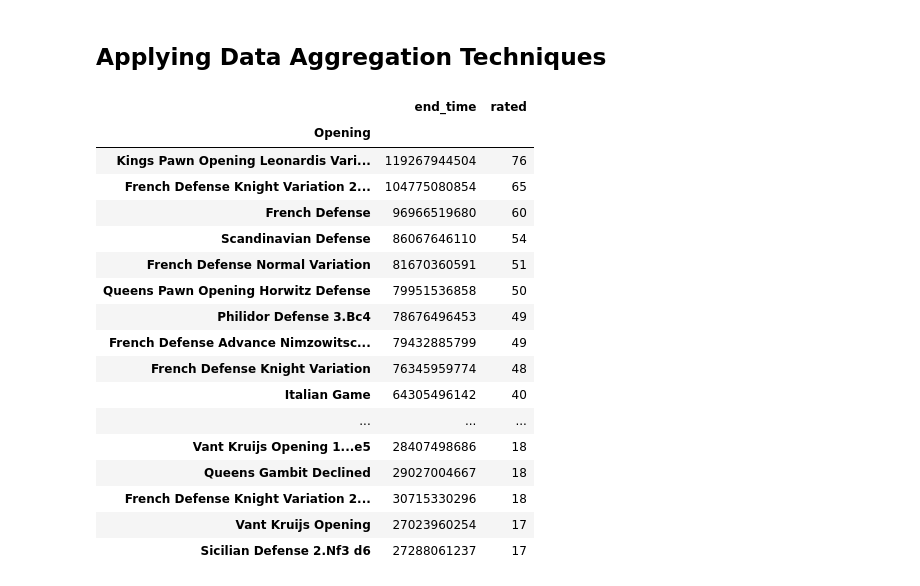
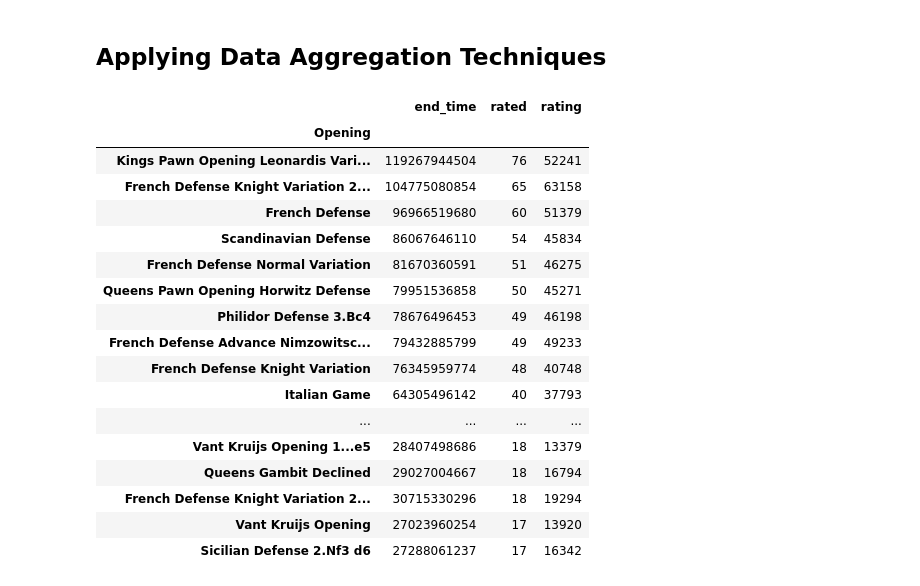
Before and after one commit to Filpill/chess_analysis, a Jupyter notebook: chess_analysis.ipynb, the cells around one changed output. Saved outputs shown, nothing was run; the diff lists cells and outputs as text; code cells hidden in the pictures.

```diff
--- a/chess_analysis.ipynb
+++ b/chess_analysis.ipynb
@@ -167,9 +167,9 @@ for i in range(df_rating.shape[0]):
 # %% [markdown]
 ## Adding Metadata as New Columns in the DataFrame
 # %%
-df['Date'] = date_list
-df['Opening'] = opening_list
-df.head(5)
+df_rating['Date'] = date_list
+df_rating['Opening'] = opening_list
+df_rating.head(5)
 # %% [output]
 |  | url | pgn | time_control | end_time | rated | tcn | uuid | initial_setup | fen | ... |
 | 0 | https://www.chess.com/game/live/3... | [Event "Live Chess"]\n[Site "Ches... | 600 | 1556902183 | True | mC3Nbs5Qlt!TcMZJCKQKtB7RfH6Zdm86B... | fd899364-2d30-11e5-8000-000000010001 | rnbqkbnr/pppppppp/8/8/8/8/PPPPPPP... | 7r/pkp2pp1/8/3p3p/4r3/8/P1P1KPPP/... | ... |
@@ -181,16 +181,16 @@ df.head(5)
 ## Cleaning Dates and String Data
 # %%
 # Replacing the double quotes in string
-df['Date'] = df['Date'].str.replace('"','')
-df['Opening'] = df['Opening'].str.replace('"','')
+df_rating['Date'] = df_rating['Date'].str.replace('"','')
+df_rating['Opening'] = df_rating['Opening'].str.replace('"','')
 
 # Converting to Datetime Format
-df['Date'] = pd.to_datetime(df['Date'])
+df_rating['Date'] = pd.to_datetime(df_rating['Date'])
 
 # Removing https prefix from opening column
-df['Opening'] = df['Opening'].str.replace('https://www.chess.com/openings/','')
-df['Opening'] = df['Opening'].str.replace('-',' ')
-df.head(5)
+df_rating['Opening'] = df_rating['Opening'].str.replace('https://www.chess.com/openings/','')
+df_rating['Opening'] = df_rating['Opening'].str.replace('-',' ')
+df_rating.head(5)
 # %% [output]
 |  | url | pgn | time_control | end_time | rated | tcn | uuid | initial_setup | fen | ... |
 | 0 | https://www.chess.com/game/live/3... | [Event "Live Chess"]\n[Site "Ches... | 600 | 1556902183 | True | mC3Nbs5Qlt!TcMZJCKQKtB7RfH6Zdm86B... | fd899364-2d30-11e5-8000-000000010001 | rnbqkbnr/pppppppp/8/8/8/8/PPPPPPP... | 7r/pkp2pp1/8/3p3p/4r3/8/P1P1KPPP/... | ... |
@@ -201,25 +201,26 @@ df.head(5)
 # %% [markdown]
 ## Applying Data Aggregation Techniques
 # %%
-df_openings = df.groupby(['Opening']).sum()
+#Grouping Most Played Chess Openings
+df_openings = df_rating.groupby(['Opening']).sum()
 df_openings = df_openings.sort_values(by=['rated'],ascending=False)
 df_openings.head(30)
 # %% [output]
-|  | end_time | rated |
-| Opening |  |  |
-| Kings Pawn Opening Leonardis Vari... | 119267944504 | 76 |
-| French Defense Knight Variation 2... | 104775080854 | 65 |
-| French Defense | 96966519680 | 60 |
-| Scandinavian Defense | 86067646110 | 54 |
-| French Defense Normal Variation | 81670360591 | 51 |
-| Queens Pawn Opening Horwitz Defense | 79951536858 | 50 |
-| Philidor Defense 3.Bc4 | 78676496453 | 49 |
-| French Defense Advance Nimzowitsc... | 79432885799 | 49 |
-| French Defense Knight Variation | 76345959774 | 48 |
-| Italian Game | 64305496142 | 40 |
-| ... | ... | ... |
-| Vant Kruijs Opening 1...e5 | 28407498686 | 18 |
-| Queens Gambit Declined | 29027004667 | 18 |
-| French Defense Knight Variation 2... | 30715330296 | 18 |
-| Vant Kruijs Opening | 27023960254 | 17 |
-| Sicilian Defense 2.Nf3 d6 | 27288061237 | 17 |
+|  | end_time | rated | rating |
+| Opening |  |  |  |
+| Kings Pawn Opening Leonardis Vari... | 119267944504 | 76 | 52241 |
+| French Defense Knight Variation 2... | 104775080854 | 65 | 63158 |
+| French Defense | 96966519680 | 60 | 51379 |
+| Scandinavian Defense | 86067646110 | 54 | 45834 |
+| French Defense Normal Variation | 81670360591 | 51 | 46275 |
+| Queens Pawn Opening Horwitz Defense | 79951536858 | 50 | 45271 |
+| Philidor Defense 3.Bc4 | 78676496453 | 49 | 46198 |
+| French Defense Advance Nimzowitsc... | 79432885799 | 49 | 49233 |
+| French Defense Knight Variation | 76345959774 | 48 | 40748 |
+| Italian Game | 64305496142 | 40 | 37793 |
+| ... | ... | ... | ... |
+| Vant Kruijs Opening 1...e5 | 28407498686 | 18 | 13379 |
+| Queens Gambit Declined | 29027004667 | 18 | 16794 |
+| French Defense Knight Variation 2... | 30715330296 | 18 | 19294 |
+| Vant Kruijs Opening | 27023960254 | 17 | 13920 |
+| Sicilian Defense 2.Nf3 d6 | 27288061237 | 17 | 16342 |
```
Also changed, not shown: parts of 1 cell of this notebook.
